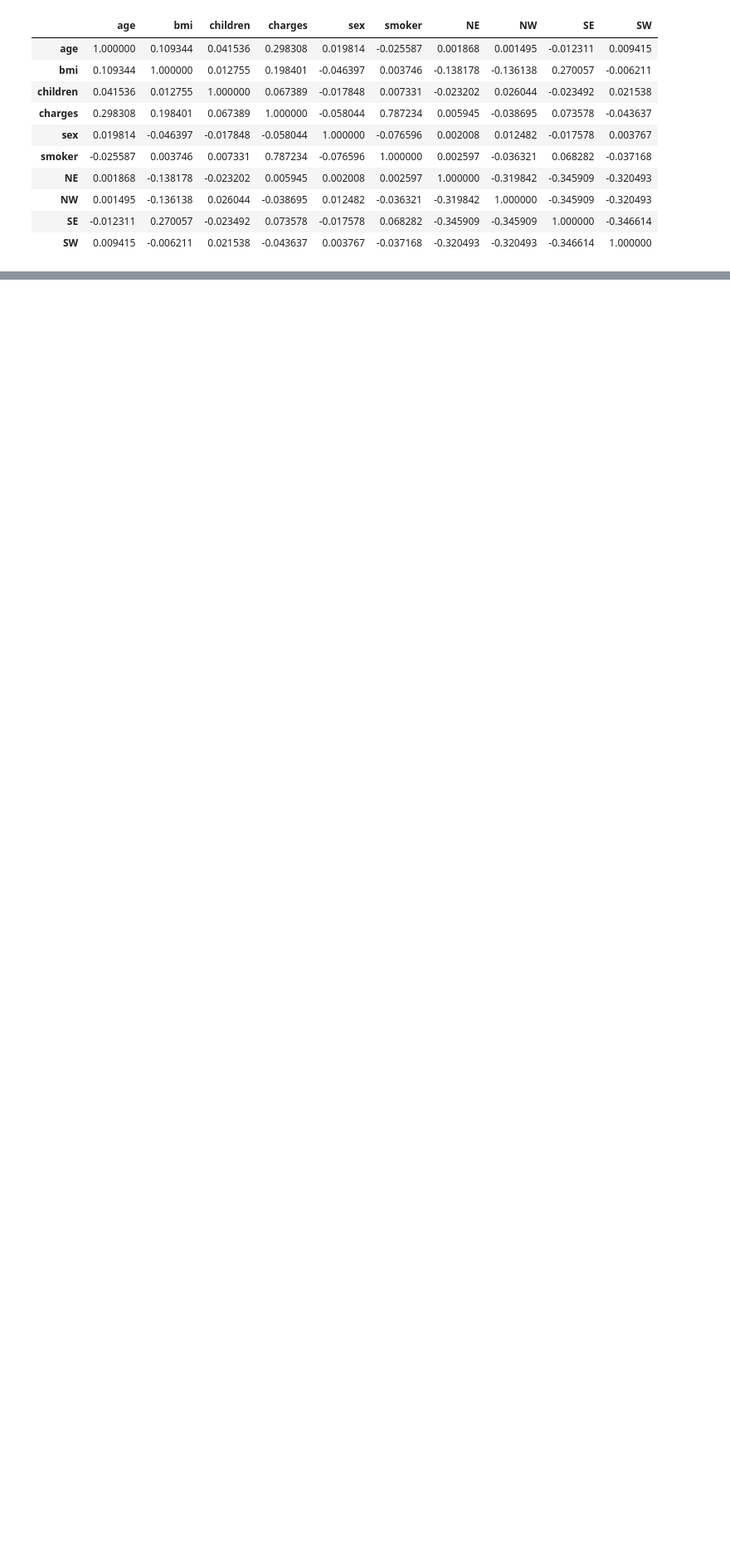
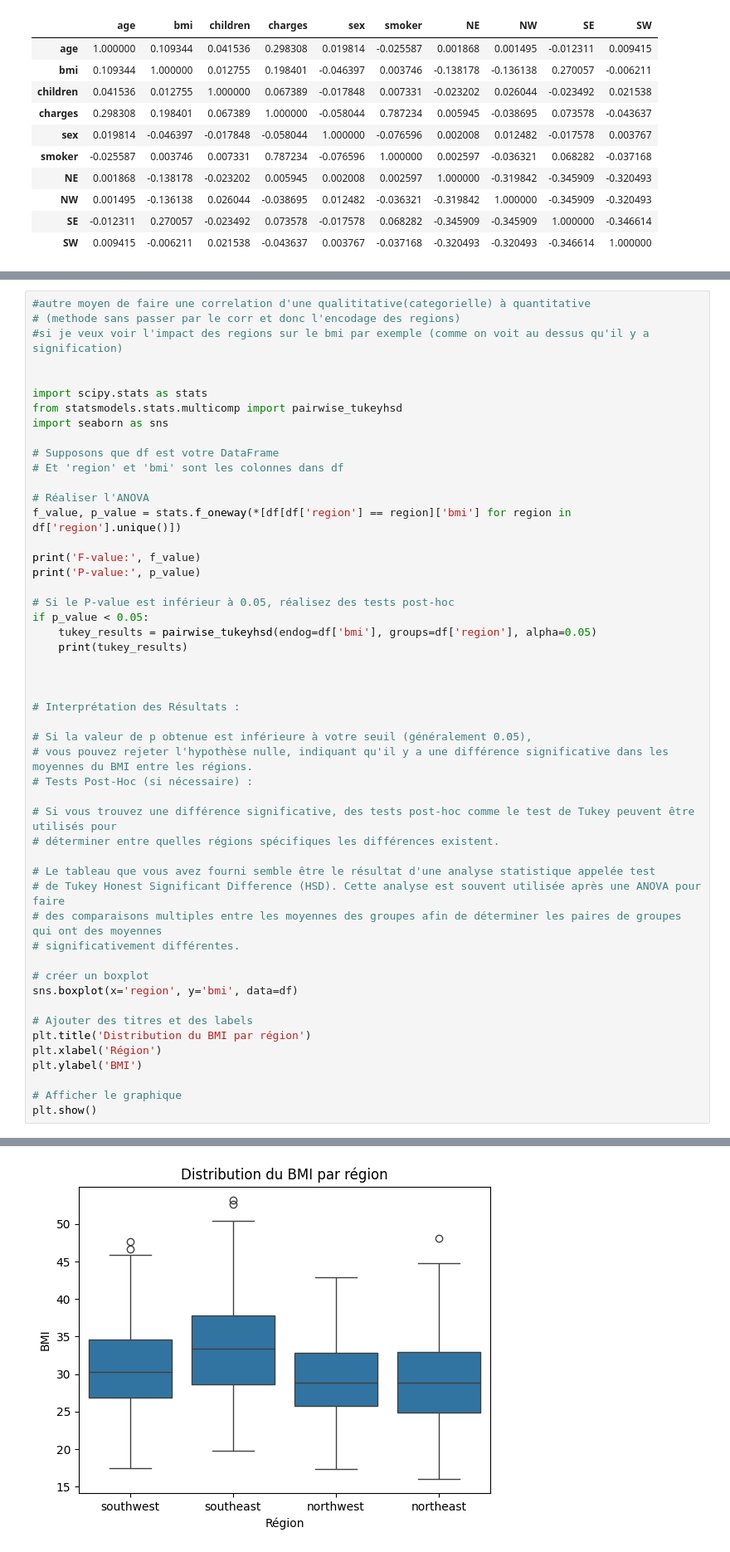
Before and after one commit to Memory77/brief_assurance_reg, a Jupyter notebook: analyse.ipynb, the cells around one changed output, grey strips where cells are left out. Shown at 83% size. Cells and saved outputs as stored; diff of their text form; blank space fills up the shorter version.

Commit message:
ajout anova et autres

```diff
--- a/analyse.ipynb
+++ b/analyse.ipynb
@@ -403,3 +397,54 @@ axe.set_yticklabels(cols)
 plt.show()
 # %% [output]
 [figure]
+# %%
+#autre moyen de faire une correlation d'une qualititative(categorielle) à quantitative
+# (methode sans passer par le corr et donc l'encodage des regions)
+#si je veux voir l'impact des regions sur le bmi par exemple (comme on voit au dessus qu'il y a signification)
+
+
+import scipy.stats as stats
+from statsmodels.stats.multicomp import pairwise_tukeyhsd
+import seaborn as sns
+
+# Supposons que df est votre DataFrame
+# Et 'region' et 'bmi' sont les colonnes dans df
+
+# Réaliser l'ANOVA
+f_value, p_value = stats.f_oneway(*[df[df['region'] == region]['bmi'] for region in df['region'].unique()])
+
+print('F-value:', f_value)
+print('P-value:', p_value)
+
+# Si le P-value est inférieur à 0.05, réalisez des tests post-hoc
+if p_value < 0.05:
+    tukey_results = pairwise_tukeyhsd(endog=df['bmi'], groups=df['region'], alpha=0.05)
+    print(tukey_results)
+
+
+
+# Interprétation des Résultats :
+
+# Si la valeur de p obtenue est inférieure à votre seuil (généralement 0.05),
+# vous pouvez rejeter l'hypothèse nulle, indiquant qu'il y a une différence significative dans les moyennes du BMI entre les régions.
+# Tests Post-Hoc (si nécessaire) :
+
+# Si vous trouvez une différence significative, des tests post-hoc comme le test de Tukey peuvent être utilisés pour
+# déterminer entre quelles régions spécifiques les différences existent.
+
+# Le tableau que vous avez fourni semble être le résultat d'une analyse statistique appelée test
+# de Tukey Honest Significant Difference (HSD). Cette analyse est souvent utilisée après une ANOVA pour faire
+# des comparaisons multiples entre les moyennes des groupes afin de déterminer les paires de groupes qui ont des moyennes
+# significativement différentes.
+
+# créer un boxplot
+sns.boxplot(x='region', y='bmi', data=df)
+
+# Ajouter des titres et des labels
+plt.title('Distribution du BMI par région')
+plt.xlabel('Région')
+plt.ylabel('BMI')
+
+# Afficher le graphique
+plt.show()
+# %% [output]
@@ -405,0 +464 @@ plt.show()
+[figure, added]
```
Also changed, not shown: parts of 2 cells of this notebook, 1 other file.
